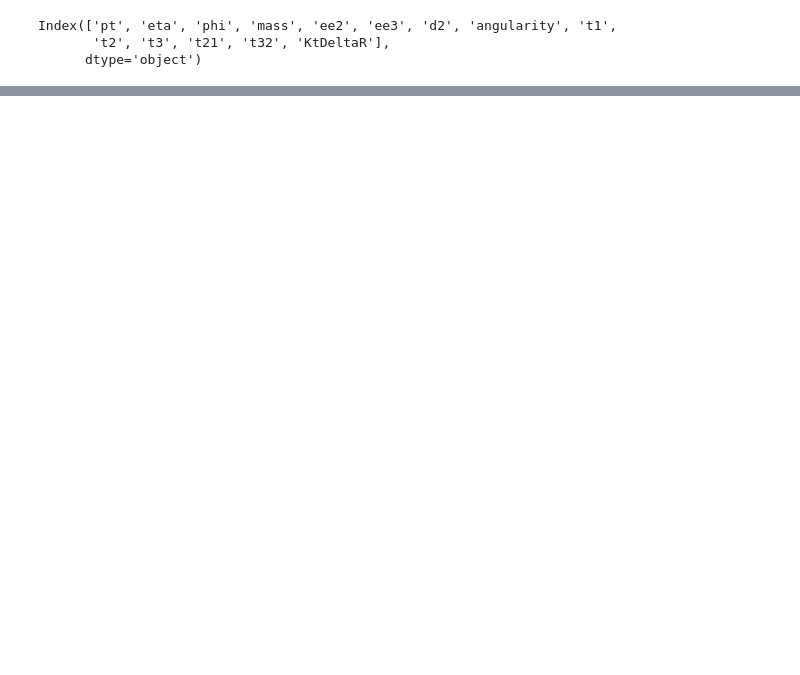
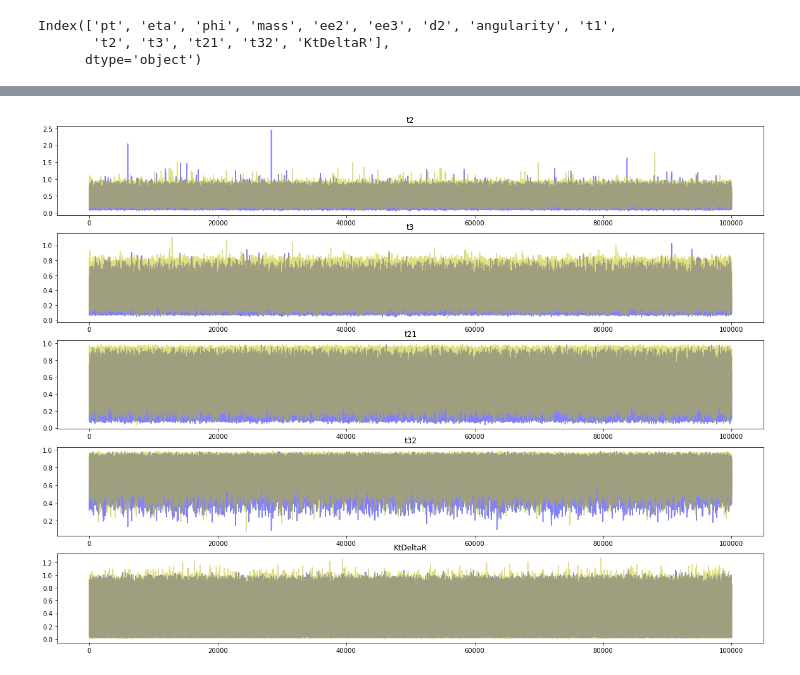
Before and after one commit to weianlai/phys434, a Jupyter notebook: Lab5.ipynb, the cells around one changed output, grey strips where cells are left out. Saved outputs shown, nothing was run; the diff lists cells and outputs as text; code cells hidden in the pictures; blank space fills up the shorter version.

```diff
--- a/Lab5.ipynb
+++ b/Lab5.ipynb
@@ -54,0 +102,29 @@ plt.show()
+# %%
+plt.subplot(5,1,1)
+plt.plot(signal1['t2'], color = 'b', alpha = 0.5)
+plt.plot(background1['t2'], color = 'y', alpha = 0.5)
+plt.title('t2')
+
+plt.subplot(5,1,2)
+plt.plot(signal1['t3'], color = 'b', alpha = 0.5)
+plt.plot(background1['t3'], color = 'y', alpha = 0.5)
+plt.title('t3')
+
+plt.subplot(5,1,3)
+plt.plot(signal1['t21'], color = 'b', alpha = 0.5)
+plt.plot(background1['t21'], color = 'y', alpha = 0.5)
+plt.title('t21')
+
+plt.subplot(5,1,4)
+plt.plot(signal1['t32'], color = 'b', alpha = 0.5)
+plt.plot(background1['t32'], color = 'y', alpha = 0.5)
+plt.title('t32')
+
+plt.subplot(5,1,5)
+plt.plot(signal1['KtDeltaR'], color = 'b', alpha = 0.5)
+plt.plot(background1['KtDeltaR'], color = 'y', alpha = 0.5)
+plt.title('KtDeltaR')
+
+plt.show()
+# %% [output]
+[figure, added]
```
Also changed, not shown: parts of 11 cells of this notebook.
